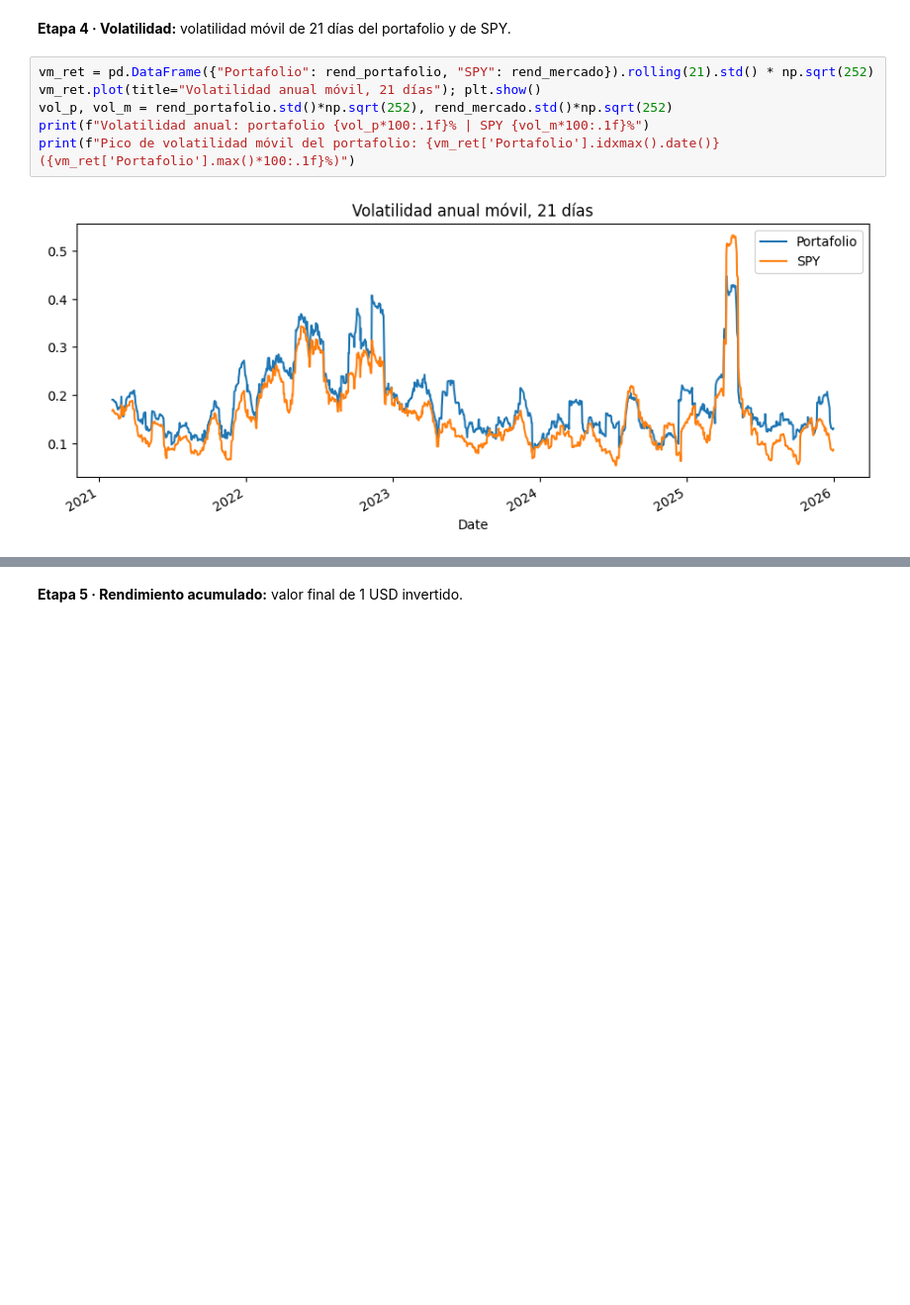
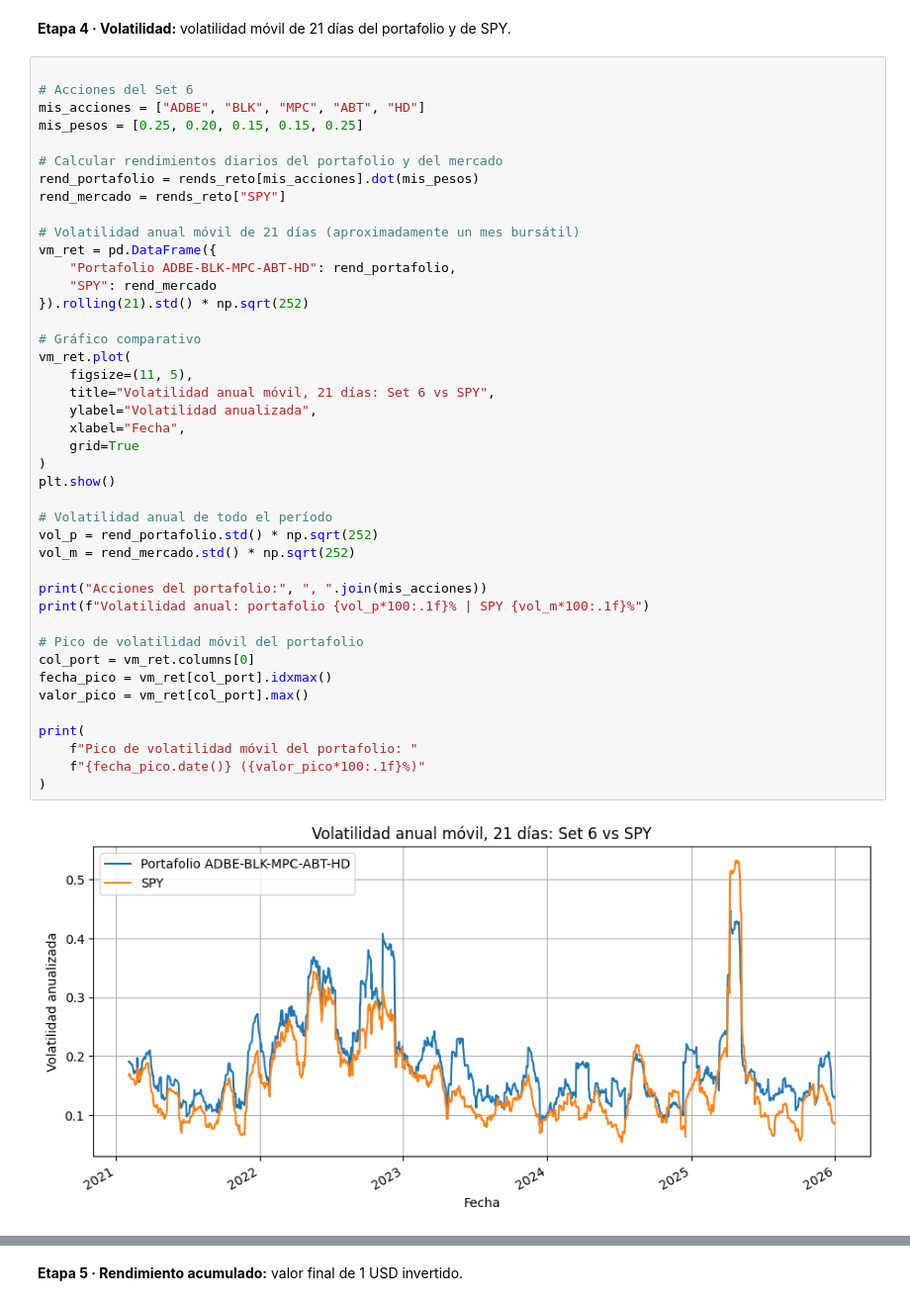
Before and after one commit to mpino3531-art/FACTURA, a Jupyter notebook: Copia_de_S21_Taller5_Series_Temporales.ipynb, the cells around one changed output, grey strips where cells are left out. Shown at 99% size. Drawn from its saved outputs; the diff is of its cells as text; blank space fills up the shorter version.

```diff
--- a/Copia_de_S21_Taller5_Series_Temporales.ipynb
+++ b/Copia_de_S21_Taller5_Series_Temporales.ipynb
@@ -844,10 +1034,46 @@ El portafolio estuvo por encima de su promedio de 50 días el 61.7% del tiempo
 # %% [markdown]
 **Etapa 4 · Volatilidad:** volatilidad móvil de 21 días del portafolio y de SPY.
 # %%
-vm_ret = pd.DataFrame({"Portafolio": rend_portafolio, "SPY": rend_mercado}).rolling(21).std() * np.sqrt(252)
-vm_ret.plot(title="Volatilidad anual móvil, 21 días"); plt.show()
-vol_p, vol_m = rend_portafolio.std()*np.sqrt(252), rend_mercado.std()*np.sqrt(252)
+
+# Acciones del Set 6
+mis_acciones = ["ADBE", "BLK", "MPC", "ABT", "HD"]
+mis_pesos = [0.25, 0.20, 0.15, 0.15, 0.25]
+
+# Calcular rendimientos diarios del portafolio y del mercado
+rend_portafolio = rends_reto[mis_acciones].dot(mis_pesos)
+rend_mercado = rends_reto["SPY"]
+
+# Volatilidad anual móvil de 21 días (aproximadamente un mes bursátil)
+vm_ret = pd.DataFrame({
+    "Portafolio ADBE-BLK-MPC-ABT-HD": rend_portafolio,
+    "SPY": rend_mercado
+}).rolling(21).std() * np.sqrt(252)
+
+# Gráfico comparativo
+vm_ret.plot(
+    figsize=(11, 5),
+    title="Volatilidad anual móvil, 21 días: Set 6 vs SPY",
+    ylabel="Volatilidad anualizada",
+    xlabel="Fecha",
+    grid=True
+)
+plt.show()
+
+# Volatilidad anual de todo el período
+vol_p = rend_portafolio.std() * np.sqrt(252)
+vol_m = rend_mercado.std() * np.sqrt(252)
+
+print("Acciones del portafolio:", ", ".join(mis_acciones))
 print(f"Volatilidad anual: portafolio {vol_p*100:.1f}% | SPY {vol_m*100:.1f}%")
-print(f"Pico de volatilidad móvil del portafolio: {vm_ret['Portafolio'].idxmax().date()} ({vm_ret['Portafolio'].max()*100:.1f}%)")
+
+# Pico de volatilidad móvil del portafolio
+col_port = vm_ret.columns[0]
+fecha_pico = vm_ret[col_port].idxmax()
+valor_pico = vm_ret[col_port].max()
+
+print(
+    f"Pico de volatilidad móvil del portafolio: "
+    f"{fecha_pico.date()} ({valor_pico*100:.1f}%)"
+)
 # %% [output]
-[figure, old version]
+[figure, new version]
```
Also changed, not shown: parts of 15 cells of this notebook.
